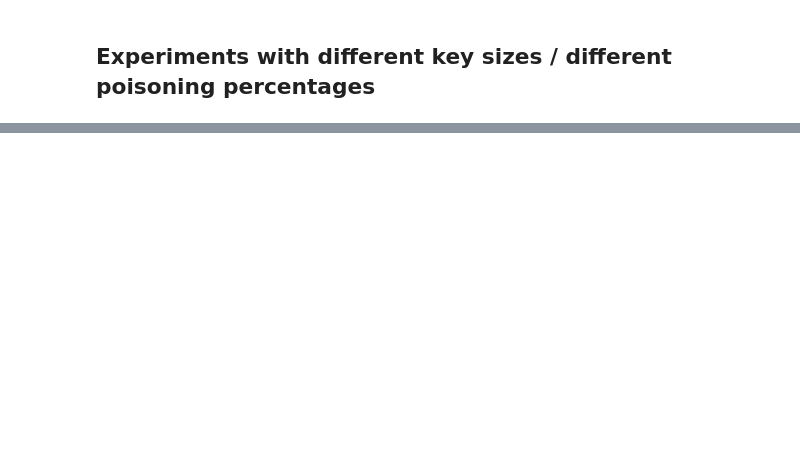
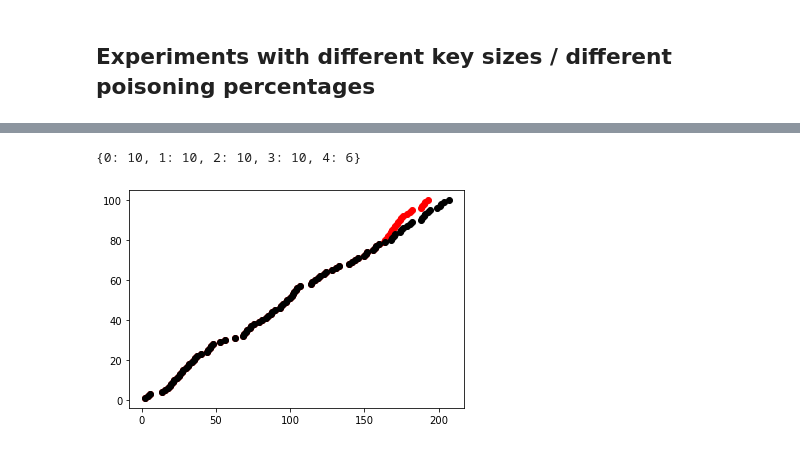
Before and after one commit to Bachfischer/adversarial-ml-for-learned-indexes, a Jupyter notebook: src/greedy_poisoning_regression_cdf.ipynb, the cells around one changed output, grey strips where cells are left out. Saved outputs shown, nothing was run; the diff lists cells and outputs as text; code cells hidden in the pictures; blank space fills up the shorter version.

```diff
--- a/src/greedy_poisoning_regression_cdf.ipynb
+++ b/src/greedy_poisoning_regression_cdf.ipynb
@@ -344,0 +320,5 @@ Mean Squared Error: 2413.6704405061255
+# %%
+df=pd.read_csv('data/random_500.csv', sep=',',header=None)
+
+X = np.array(df[0]).reshape(-1, 1)
+y = np.array(df[1])
@@ -344,0 +336,25 @@ Mean Squared Error: 2413.6704405061255
+# %%
+# Split keyset and rankset into N parts and obtain poisoned keys
+keyset_per_model = np.split(X, N)
+rankset_per_model = np.split(y, N)
+
+keyset_per_model_orig = keyset_per_model.copy()
+rankset_per_model_orig = rankset_per_model.copy()
+
+poisoning_keys_per_model = {}
+loss_per_model = {}
+
+# Initial volume allocation
+for i in range(N):
+
+    poisoning_keys_per_model[i] = obtain_poisoning_keys(p = t/100, keyset = keyset_per_model[i], rankset = rankset_per_model[i])
+
+    X_poisoned = np.append(keyset_per_model[i], list(poisoning_keys_per_model[i]))
+    y_poisoned = ss.rankdata(X_poisoned)
+
+    X_poisoned = X_poisoned.reshape(-1,1)
+
+    loss_per_model[i]  = compute_loss_rmi(X_poisoned, y_poisoned)
+
+# Compute L_RMI by averaging the loss of second-sage models
+L_RMI = np.array(list(loss_per_model.values())).mean()
@@ -344,0 +425,3 @@ Mean Squared Error: 2413.6704405061255
+# %%
+changeloss = np.zeros(shape = (N, N))
+changeloss = compute_move_forward(changeloss)
@@ -344,0 +495,2 @@ Mean Squared Error: 2413.6704405061255
+# %%
+changeloss = compute_move_backward(changeloss)
@@ -344,0 +645,13 @@ Mean Squared Error: 2413.6704405061255
+# %%
+num_poisoning_keys
+# %% [output]
+{0: 10, 1: 10, 2: 10, 3: 10, 4: 6}
+# %%
+
+my_rank = ss.rankdata(keyset_per_model[0])
+plt.scatter(keyset_per_model[0], my_rank,  color='red')
+plt.scatter(keyset_per_model_orig[0], rankset_per_model_orig[0],  color='black')
+
+plt.show()
+# %% [output]
+[figure, added]
```
Also changed, not shown: parts of 24 cells of this notebook.
